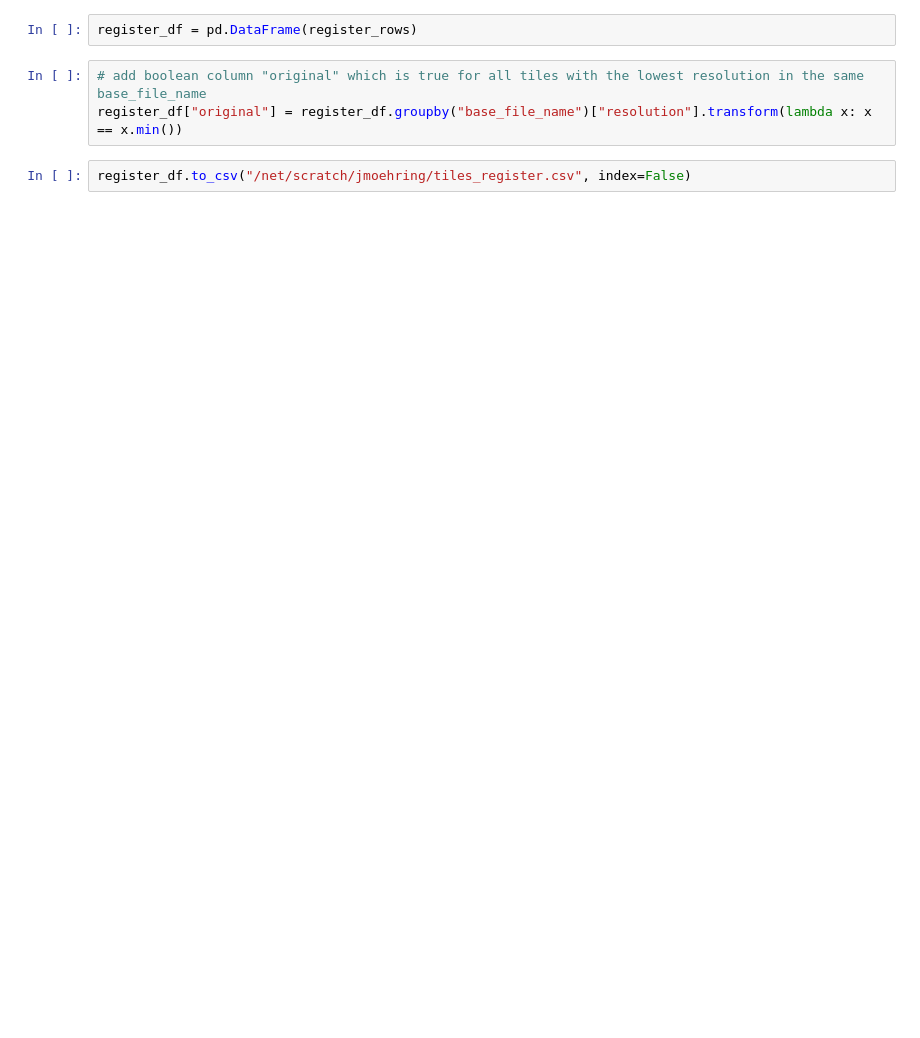
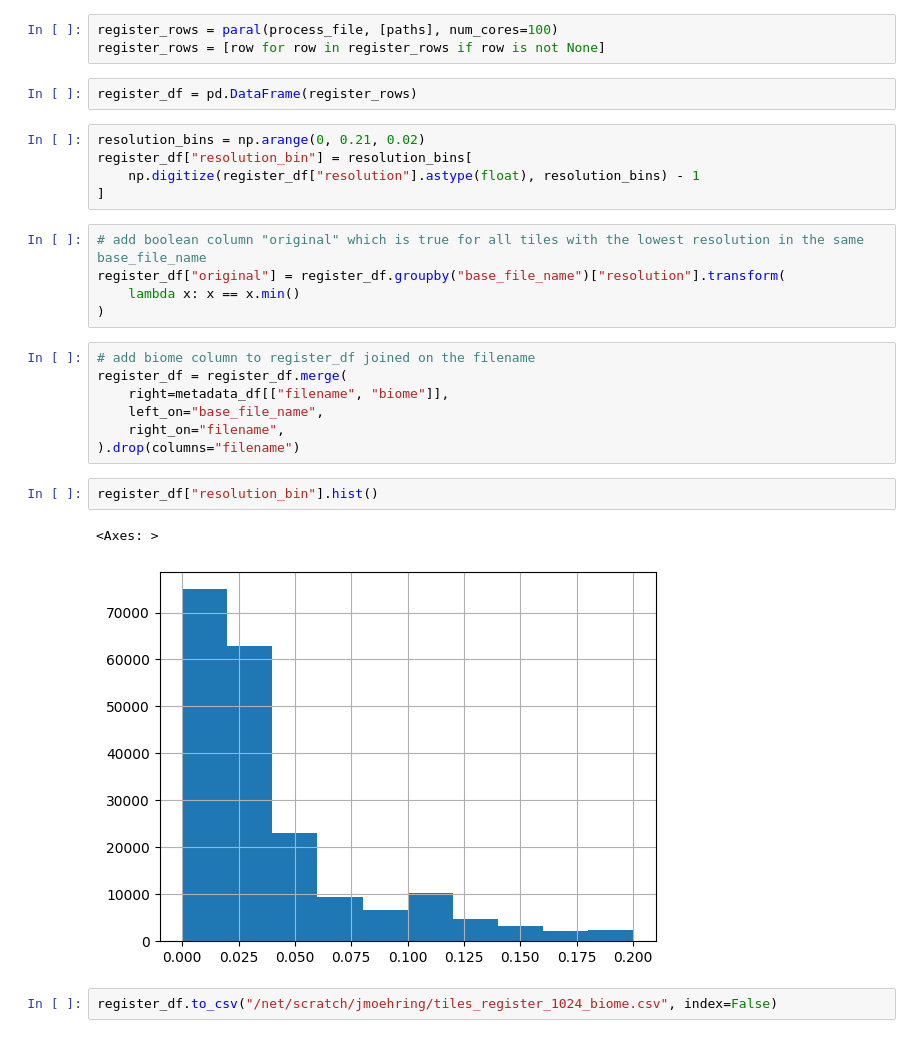
Before and after one commit to jmoeh/standing-deadwood, a Jupyter notebook: notebooks/03_generate_register.ipynb, the cells around one changed output. Cells and saved outputs as stored; diff of their text form; blank space fills up the shorter version.

```diff
--- a/notebooks/03_generate_register.ipynb
+++ b/notebooks/03_generate_register.ipynb
@@ -40,7 +73,29 @@ for root, dirs, files in os.walk(tiles_dir):
+# %%
+register_rows = paral(process_file, [paths], num_cores=100)
+register_rows = [row for row in register_rows if row is not None]
 # %%
 register_df = pd.DataFrame(register_rows)
+# %%
+resolution_bins = np.arange(0, 0.21, 0.02)
+register_df["resolution_bin"] = resolution_bins[
+    np.digitize(register_df["resolution"].astype(float), resolution_bins) - 1
+]
 # %%
 # add boolean column "original" which is true for all tiles with the lowest resolution in the same base_file_name
-register_df["original"] = register_df.groupby("base_file_name")["resolution"].transform(lambda x: x == x.min())
+register_df["original"] = register_df.groupby("base_file_name")["resolution"].transform(
+    lambda x: x == x.min()
+)
+# %%
+# add biome column to register_df joined on the filename
+register_df = register_df.merge(
+    right=metadata_df[["filename", "biome"]],
+    left_on="base_file_name",
+    right_on="filename",
+).drop(columns="filename")
+# %%
+register_df["resolution_bin"].hist()
+# %% [output]
+<Axes: >
+[figure, added]
 # %%
-register_df.to_csv("/net/scratch/jmoehring/tiles_register.csv", index=False)
+register_df.to_csv("/net/scratch/jmoehring/tiles_register_1024_biome.csv", index=False)
```
Also changed, not shown: parts of 9 cells of this notebook, 12 other files.
